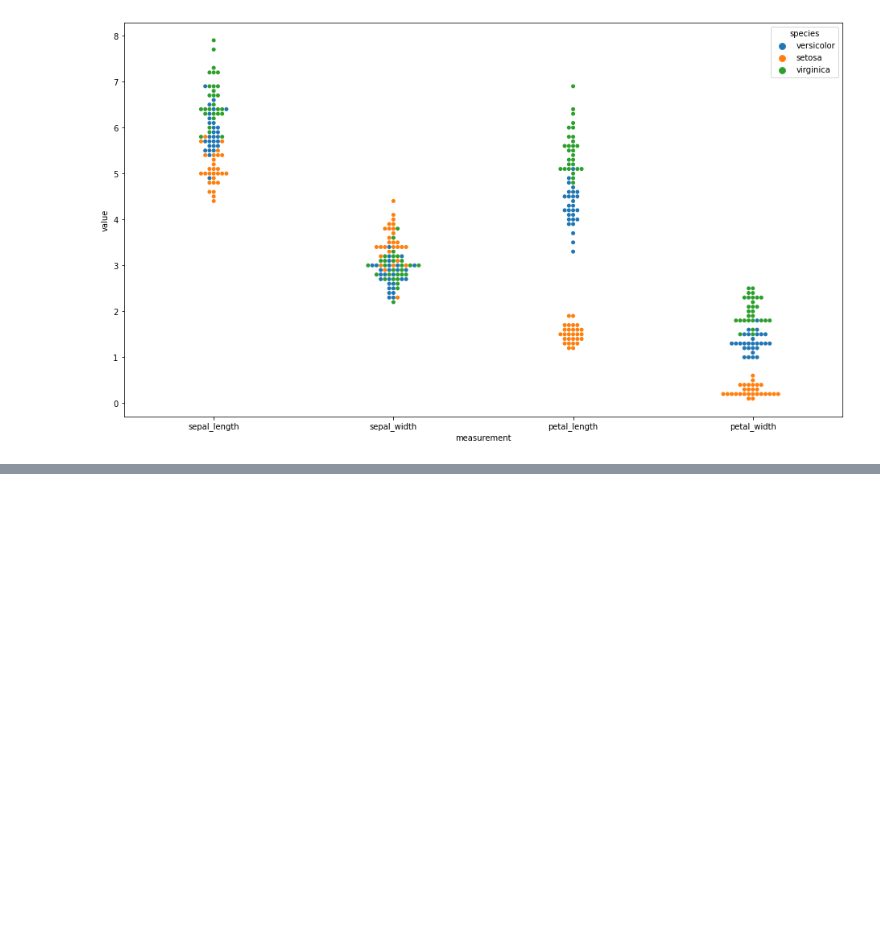
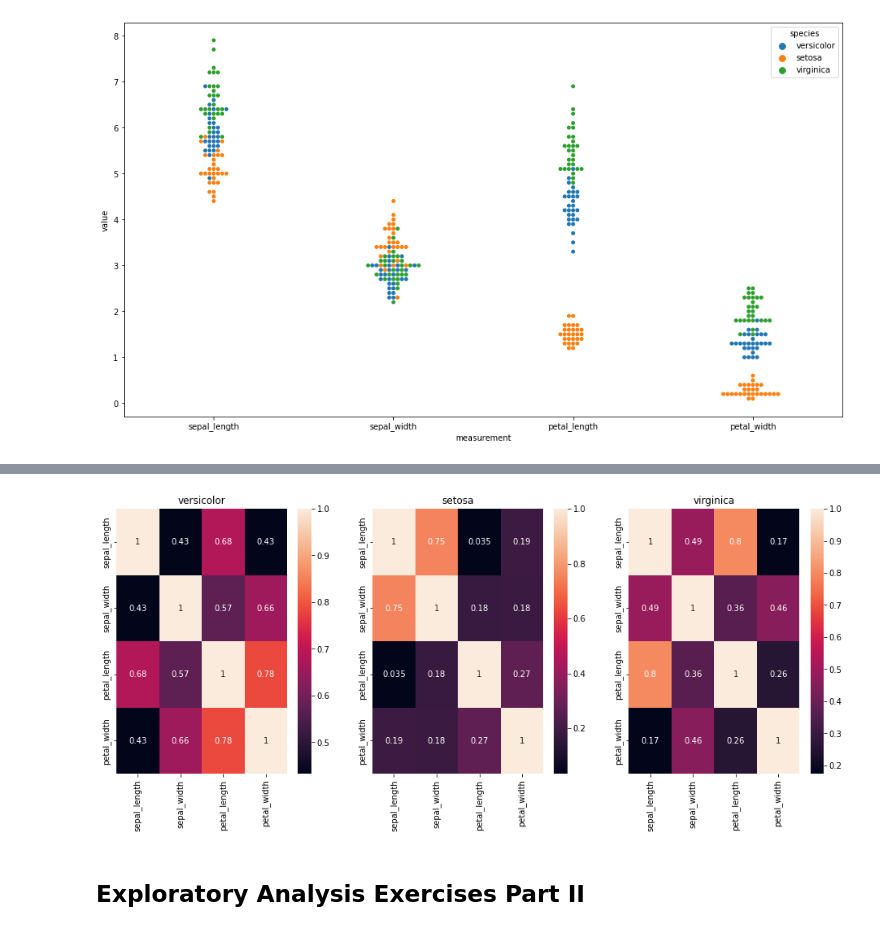
Before and after one commit to jesse-d-marder/classification-exercises, a Jupyter notebook: classification_exercises.ipynb, the cells around one changed output, grey strips where cells are left out. Cells and saved outputs as stored; diff of their text form; code cells hidden in the pictures; blank space fills up the shorter version.

Commit message:
Update exercises

```diff
--- a/classification_exercises.ipynb
+++ b/classification_exercises.ipynb
@@ -426,0 +442,9 @@ p=sns.swarmplot(x='measurement',y='value',hue='species', data = melt)
+# %%
+_, ax = plt.subplots(nrows = 1, ncols = len(train.species.unique()), figsize=(16,6))
+for i,s in enumerate(train.species.unique()):
+    sns.heatmap(data = train[train.species == s].corr(), ax = ax[i],annot=True)
+    ax[i].set_title(s)
+# %% [output]
+[figure, added]
+# %% [markdown]
+## Exploratory Analysis Exercises Part II
```
Also changed, not shown: parts of 63 cells of this notebook.
